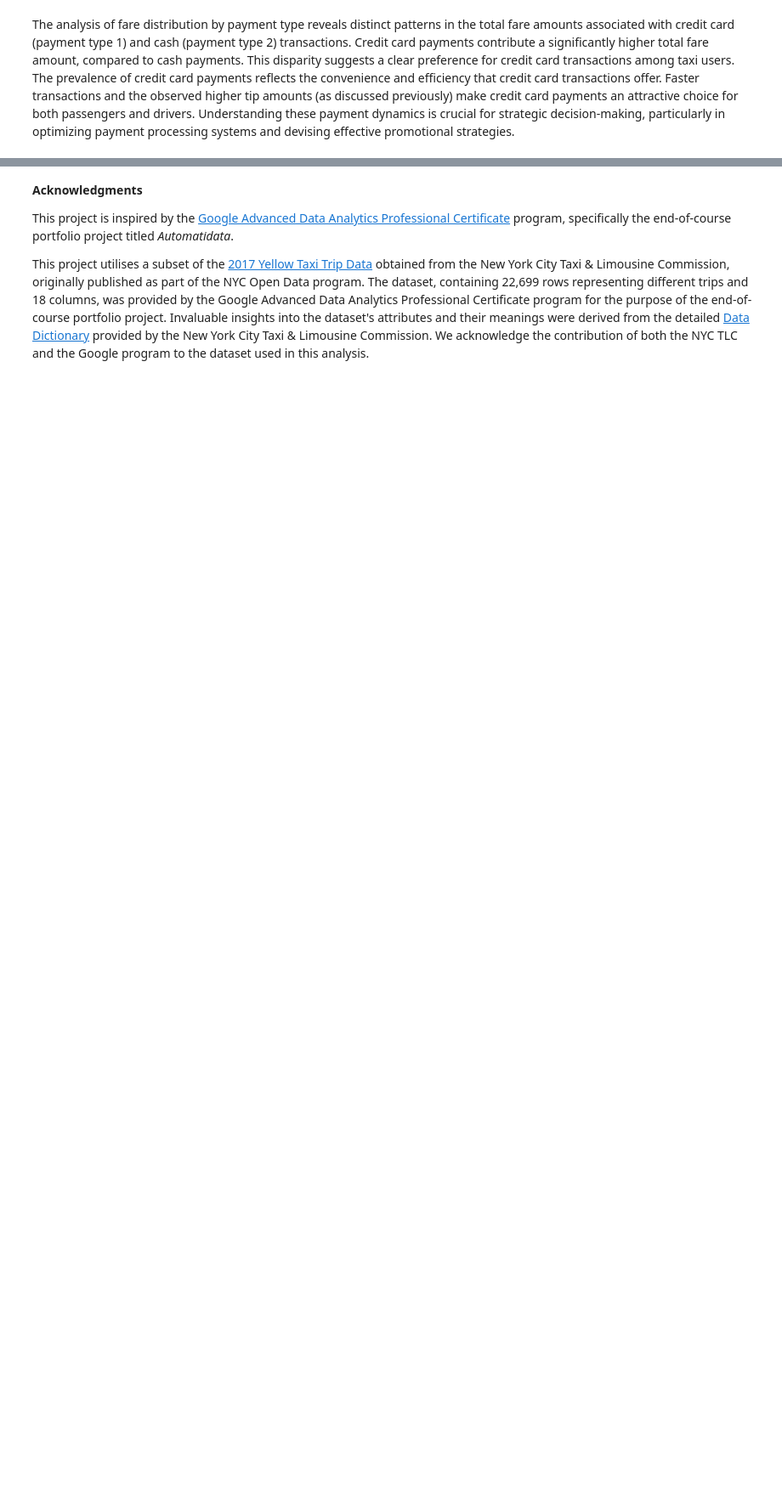
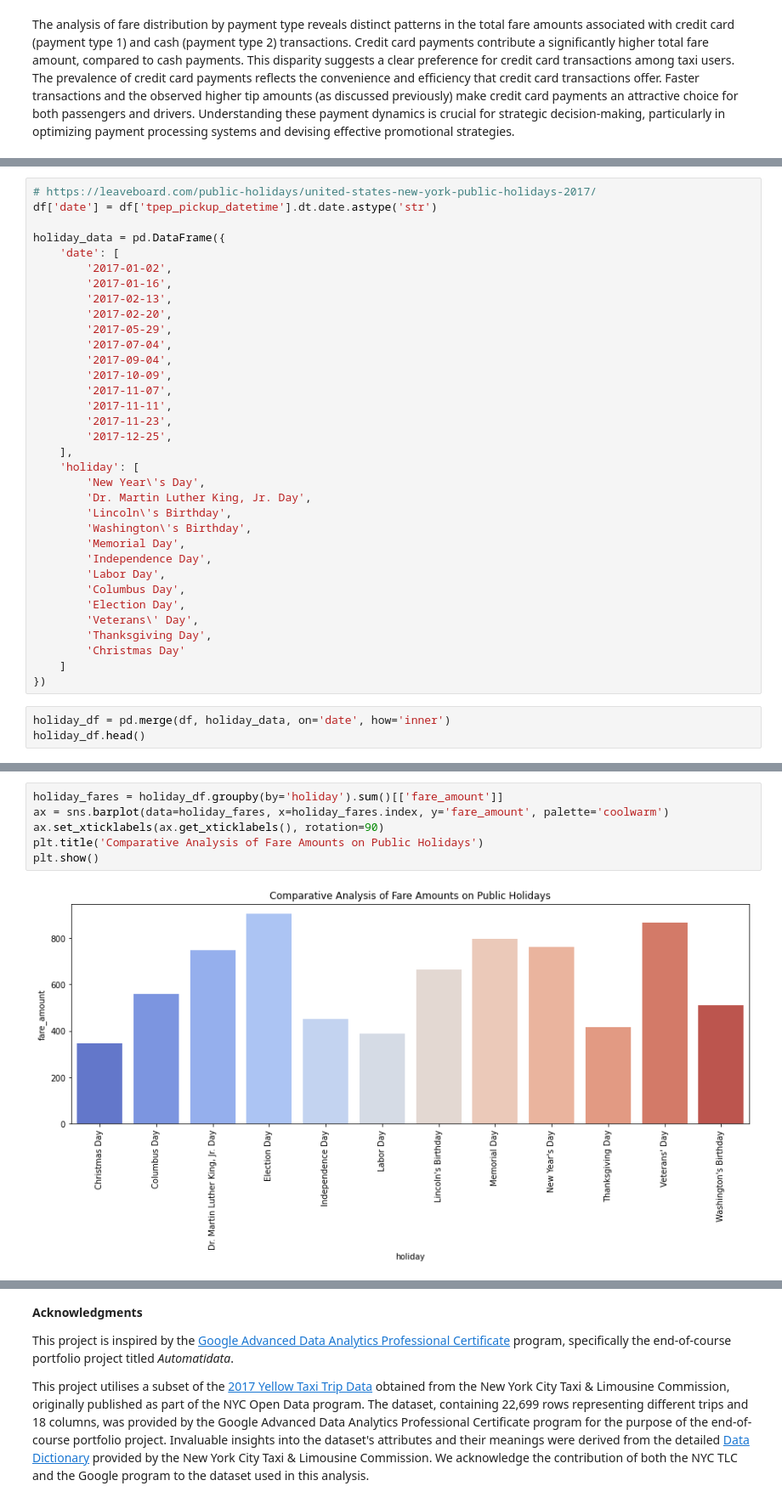
Before and after one commit to sssunri/farecast_NYC-TLC_estimation, a Jupyter notebook: fare_estimation.ipynb, the cells around one changed output, grey strips where cells are left out. Shown at 85% size. Saved outputs shown, nothing was run; the diff lists cells and outputs as text; blank space fills up the shorter version.

```diff
--- a/fare_estimation.ipynb
+++ b/fare_estimation.ipynb
@@ -826,0 +881,37 @@ Analyzing the total revenue by month sheds light on the financial trends in taxi
+# %%
+# https://leaveboard.com/public-holidays/united-states-new-york-public-holidays-2017/
+df['date'] = df['tpep_pickup_datetime'].dt.date.astype('str')
+
+holiday_data = pd.DataFrame({
+    'date': [
+        '2017-01-02',
+        '2017-01-16',
+        '2017-02-13',
+        '2017-02-20',
+        '2017-05-29',
+        '2017-07-04',
+        '2017-09-04',
+        '2017-10-09',
+        '2017-11-07',
+        '2017-11-11',
+        '2017-11-23',
+        '2017-12-25',
+    ],
+    'holiday': [
+        'New Year\'s Day',
+        'Dr. Martin Luther King, Jr. Day',
+        'Lincoln\'s Birthday',
+        'Washington\'s Birthday',
+        'Memorial Day',
+        'Independence Day',
+        'Labor Day',
+        'Columbus Day',
+        'Election Day',
+        'Veterans\' Day',
+        'Thanksgiving Day',
+        'Christmas Day'
+    ]
+})
+# %%
+holiday_df = pd.merge(df, holiday_data, on='date', how='inner')
+holiday_df.head()
@@ -826,0 +925,8 @@ Analyzing the total revenue by month sheds light on the financial trends in taxi
+# %%
+holiday_fares = holiday_df.groupby(by='holiday').sum()[['fare_amount']]
+ax = sns.barplot(data=holiday_fares, x=holiday_fares.index, y='fare_amount', palette='coolwarm')
+ax.set_xticklabels(ax.get_xticklabels(), rotation=90)
+plt.title('Comparative Analysis of Fare Amounts on Public Holidays')
+plt.show()
+# %% [output]
+[figure, added]
```
Also changed, not shown: parts of 125 cells of this notebook.
